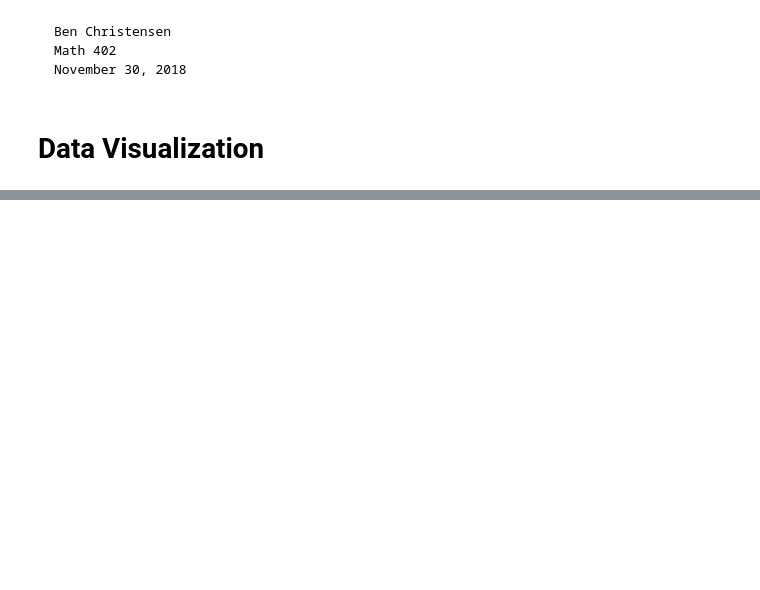
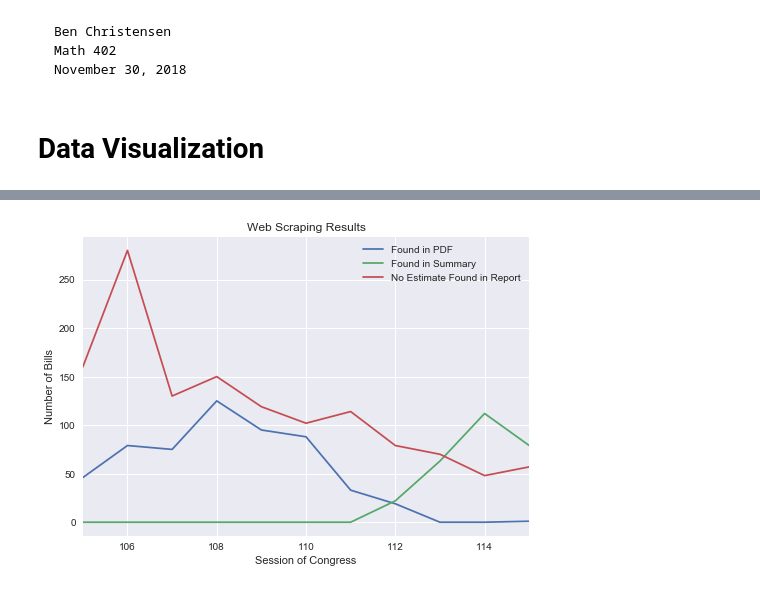
Before and after one commit to BenChristensen12/fiscal-responsibility-index, a Jupyter notebook: data_visualization.ipynb, the cells around one changed output, grey strips where cells are left out. Saved outputs shown, nothing was run; the diff lists cells and outputs as text; code cells hidden in the pictures; blank space fills up the shorter version.

```diff
--- a/data_visualization.ipynb
+++ b/data_visualization.ipynb
@@ -11,0 +13,12 @@ import seaborn as sns
+# %%
+#Store results of webscraping in a dataframe
+no_report = [140, 151, 121, 188, 242, 245, 199, 146, 147, 154, 122]
+found_summary = [0, 0, 0, 0, 0, 0, 0, 22, 63, 112, 79]
+found_pdf = [46, 79, 75, 125, 95, 88, 33, 19, 0, 0, 1]
+no_estimate = [160, 280, 130, 150, 119, 102, 114, 79, 70, 48, 57]
+sessions = np.arange(105, 116)
+d = {"No Report":pd.Series(no_report, sessions),
+     "Found in Summary":pd.Series(found_summary, sessions),
+     "Found in PDF":pd.Series(found_pdf, sessions),
+     "No Estimate Found in Report":pd.Series(no_estimate, sessions)}
+descrip_df = pd.DataFrame(d)
@@ -11,0 +34,9 @@ import seaborn as sns
+# %%
+#Plot webscraping results
+descrip_df.plot(y=["Found in PDF", "Found in Summary", "No Estimate Found in Report"])
+plt.xlabel("Session of Congress")
+plt.ylabel("Number of Bills")
+plt.title("Web Scraping Results")
+plt.show()
+# %% [output]
+[figure, added]
```
Also changed, not shown: parts of 57 cells of this notebook, 1 other file.
